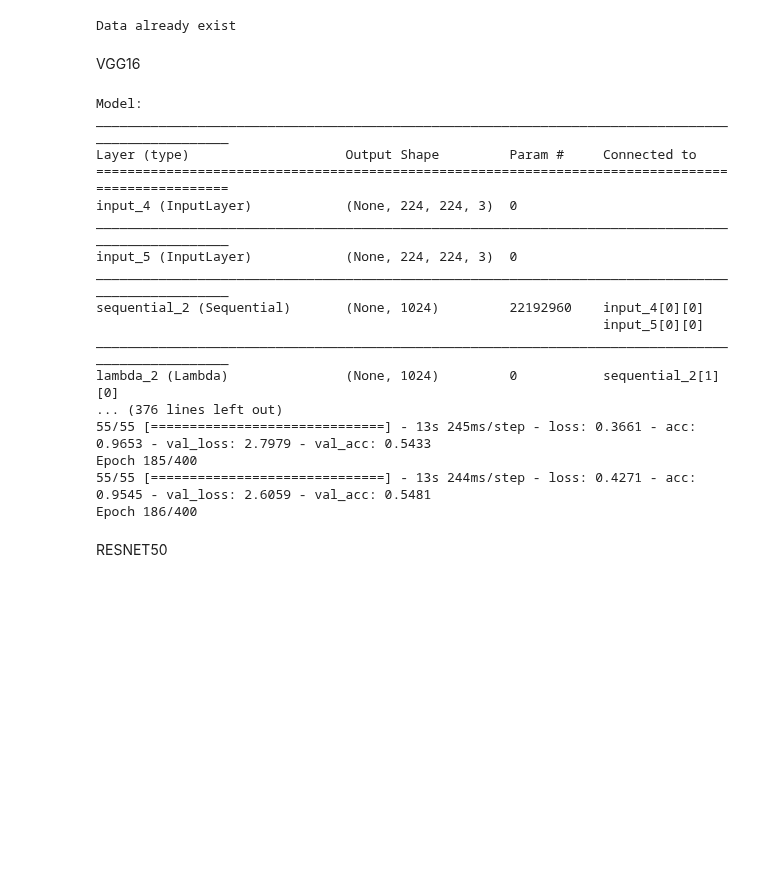
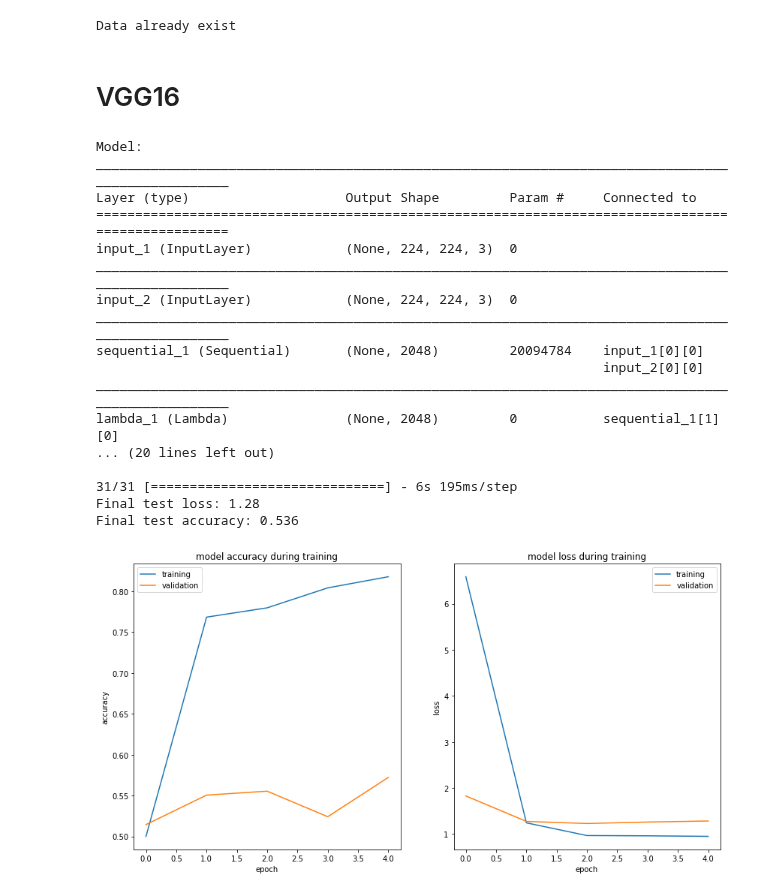
Before and after one commit to elisim/Deep-Learning-Intro, a Jupyter notebook: assignment2/VGGFace-Transfer-Learning.ipynb, the cells around one changed output. Cells and saved outputs as stored; diff of their text form; code cells hidden in the pictures; blank space fills up the shorter version.

```diff
--- a/assignment2/VGGFace-Transfer-Learning.ipynb
+++ b/assignment2/VGGFace-Transfer-Learning.ipynb
@@ -24,34 +24,33 @@ def try_train(siamese_net, epochs=400, epoch_shuffle=True, verbose=0):
 # %% [output]
 Using TensorFlow backend.
 Data already exist
-# %% [markdown]
-VGG16
+# %% [markdown]
+# VGG16
 # %%
 s_net = Siamese()
-s_net.build('vggface', use_second_dense_layer=True, dense_size_1=2048, dense_size_2=1024, pre_trained_model='vgg16' )
+s_net.build('vggface', dense_size_1=2048, pre_trained_model='vgg16' )
 print("Model:")
 s_net.model.summary()
 
-history = try_train(s_net, verbose=1)
+history = try_train(s_net, epochs=5, verbose=1)
 if history:
     s_net.evaluate(history, same_test_paths, diff_test_paths)
 # %% [output]
 Model:
 __________________________________________________________________________________________________
 Layer (type)                    Output Shape         Param #     Connected to
 ==================================================================================================
-input_4 (InputLayer)            (None, 224, 224, 3)  0
+input_1 (InputLayer)            (None, 224, 224, 3)  0
 __________________________________________________________________________________________________
-input_5 (InputLayer)            (None, 224, 224, 3)  0
+input_2 (InputLayer)            (None, 224, 224, 3)  0
 __________________________________________________________________________________________________
-sequential_2 (Sequential)       (None, 1024)         22192960    input_4[0][0]
-                                                                 input_5[0][0]
+sequential_1 (Sequential)       (None, 2048)         20094784    input_1[0][0]
+                                                                 input_2[0][0]
 __________________________________________________________________________________________________
-lambda_2 (Lambda)               (None, 1024)         0           sequential_2[1][0]
-... (376 lines left out)
-55/55 [==============================] - 13s 245ms/step - loss: 0.3661 - acc: 0.9653 - val_loss: 2.7979 - val_acc: 0.5433
-Epoch 185/400
-55/55 [==============================] - 13s 244ms/step - loss: 0.4271 - acc: 0.9545 - val_loss: 2.6059 - val_acc: 0.5481
-Epoch 186/400
+lambda_1 (Lambda)               (None, 2048)         0           sequential_1[1][0]
+... (20 lines left out)
+
+31/31 [==============================] - 6s 195ms/step
+Final test loss: 1.28
+Final test accuracy: 0.536
+[figure, added]
-# %% [markdown]
-RESNET50
```
Also changed, not shown: parts of 2 cells of this notebook, 1 other file.
